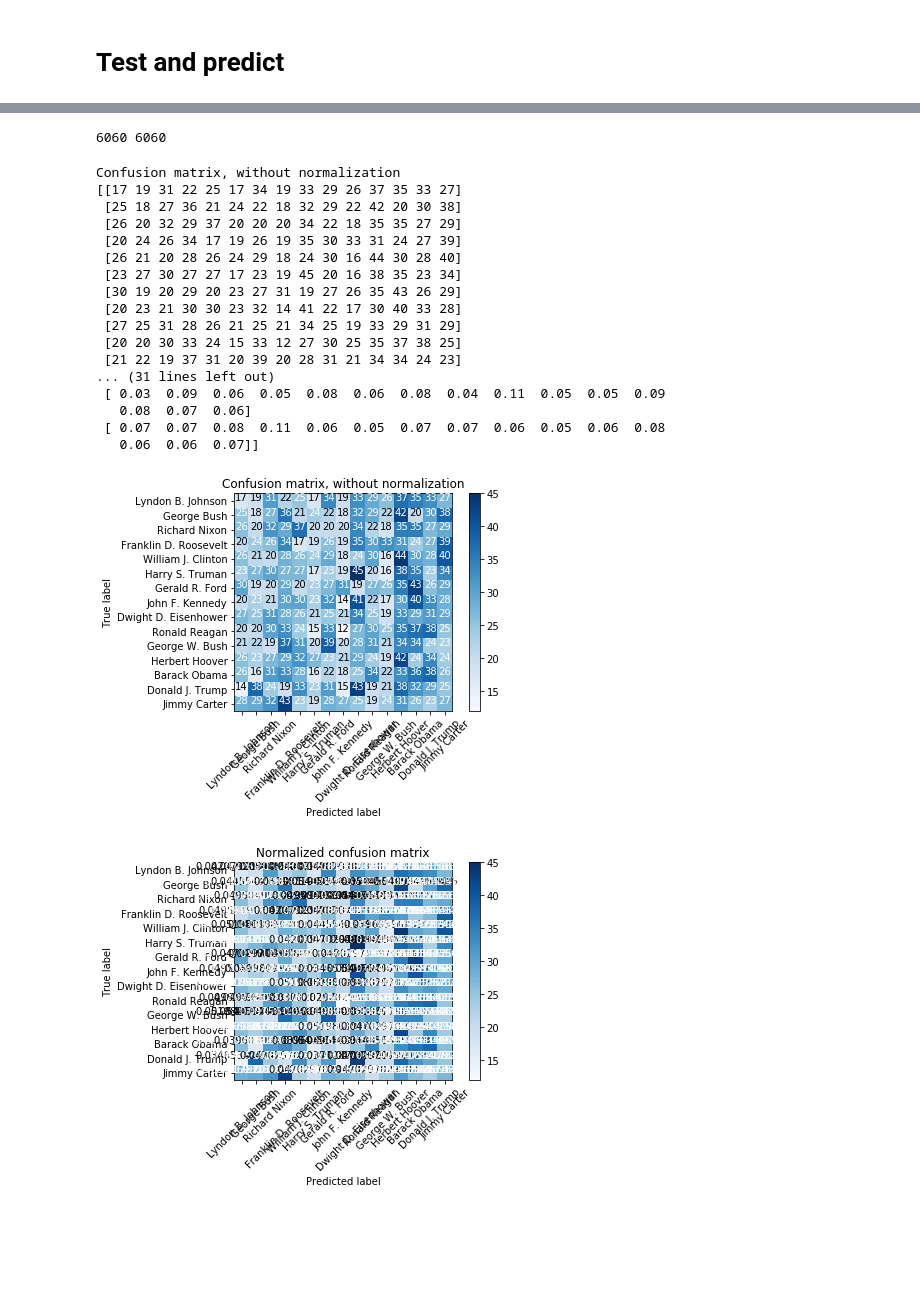
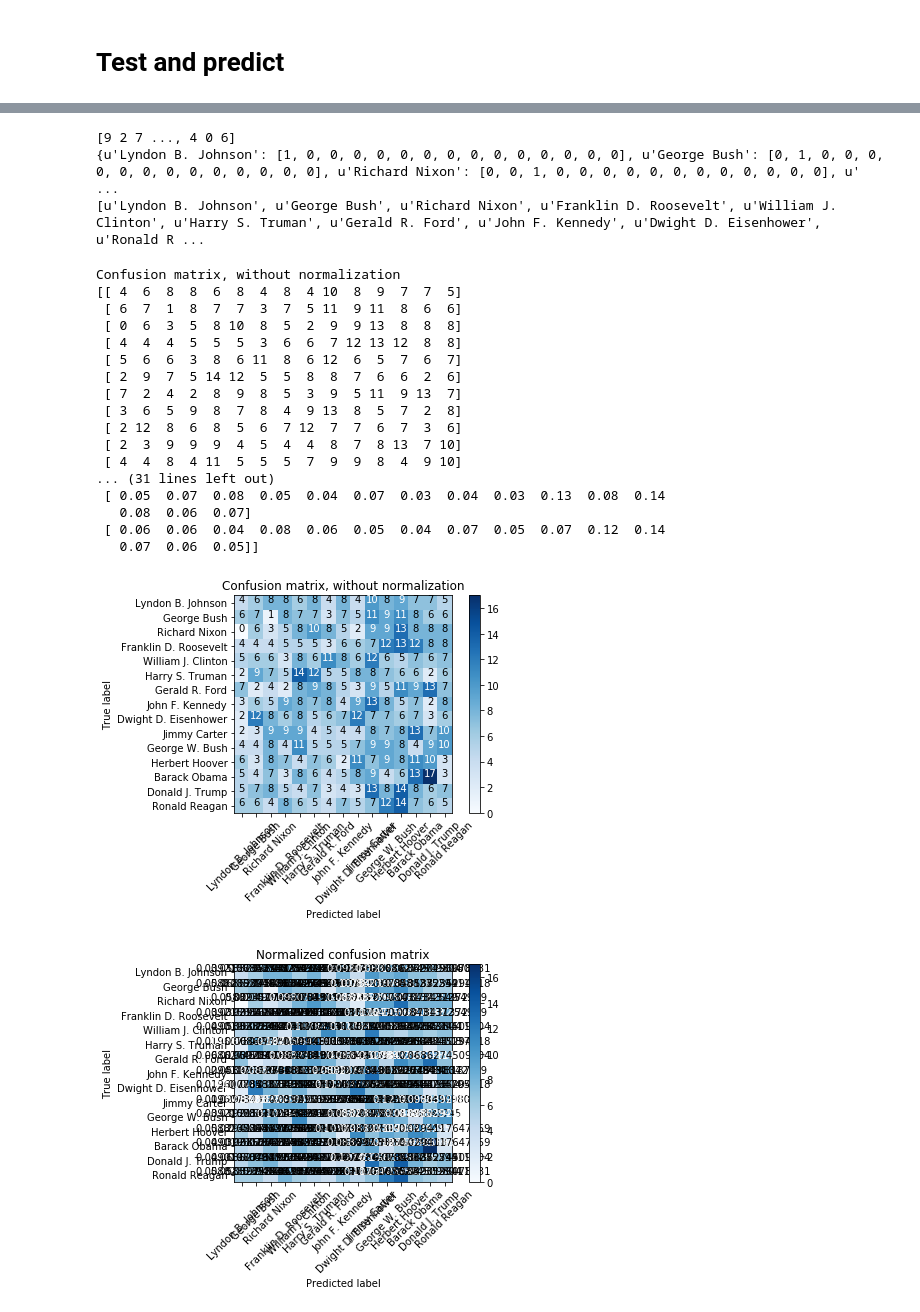
Before and after one commit to MIDSJoe2016/MIDS_266_project, a Jupyter notebook: code/baseline.ipynb, the cells around one changed output, grey strips where cells are left out. Cells and saved outputs as stored; diff of their text form; code cells hidden in the pictures; blank space fills up the shorter version.

Commit message:
Use correct list for presidents for confusion matrix

```diff
--- a/code/baseline.ipynb
+++ b/code/baseline.ipynb
@@ -39,8 +39,8 @@ This part of code will use num_of_words and the threshold of words to select fro
 
 The data will be converted into 2d matrix give a batch size, and then split into 80% for training and 20% for test
 # %%
-words_per_batch = 50
-num_of_words = 101000
+words_per_batch = 200
+num_of_words = 102000
 president_int, vocab_size, y_train, X_train, y_test, X_test = load_data.create_train_test_data(pres_dict, num_of_words, words_per_batch)
 
 # X_train.shape = (1407, 100): the number of original words were 140700. They were broken into batches of 100
@@ -110,5 +111,5 @@ print(model.summary())
 
 # Train
 print "Training..."
-model.fit(X_train, y_train, epochs=50, batch_size=words_per_batch)
+model.fit(X_train, y_train, epochs=50, batch_size=50)
 # %% [output]
@@ -183,46 +183,50 @@ import numpy as np
 from sklearn.metrics import confusion_matrix
 pred_y_collapsed = np.argmax(pred_y, axis=1)
 test_y_collapsed = np.argmax(y_test, axis=1)
-print len(pred_y), len(pred_y_collapsed)
+print pred_y_collapsed
 cnf_matrix = confusion_matrix(test_y_collapsed, pred_y_collapsed)
 
+print president_int, '\n', pres_dict.keys()
 #cnf_matrix = confusion_matrix(y_test, pred_y)
 # %% [output]
-6060 6060
+[9 2 7 ..., 4 0 6]
+{u'Lyndon B. Johnson': [1, 0, 0, 0, 0, 0, 0, 0, 0, 0, 0, 0, 0, 0, 0], u'George Bush': [0, 1, 0, 0, 0, 0, 0, 0, 0, 0, 0, 0, 0, 0, 0], u'Richard Nixon': [0, 0, 1, 0, 0, 0, 0, 0, 0, 0, 0, 0, 0, 0, 0], u' ...
+[u'Lyndon B. Johnson', u'George Bush', u'Richard Nixon', u'Franklin D. Roosevelt', u'William J. Clinton', u'Harry S. Truman', u'Gerald R. Ford', u'John F. Kennedy', u'Dwight D. Eisenhower', u'Ronald R ...
 # %%
 import matplotlib.pyplot as plt
 %matplotlib inline
 
 np.set_printoptions(precision=2)
 
+
 # Plot non-normalized confusion matrix
 plt.figure()
-load_data.plot_confusion_matrix(cnf_matrix, classes=pres_dict.keys(),
+load_data.plot_confusion_matrix(cnf_matrix, classes=president_int.keys(),
                       title='Confusion matrix, without normalization')
 
 # Plot normalized confusion matrix
 plt.figure()
-load_data.plot_confusion_matrix(cnf_matrix, classes=pres_dict.keys(), normalize=True,
+load_data.plot_confusion_matrix(cnf_matrix, classes=president_int.keys(), normalize=True,
                       title='Normalized confusion matrix')
 
 plt.show()
 # %% [output]
 Confusion matrix, without normalization
-[[17 19 31 22 25 17 34 19 33 29 26 37 35 33 27]
- [25 18 27 36 21 24 22 18 32 29 22 42 20 30 38]
- [26 20 32 29 37 20 20 20 34 22 18 35 35 27 29]
- [20 24 26 34 17 19 26 19 35 30 33 31 24 27 39]
- [26 21 20 28 26 24 29 18 24 30 16 44 30 28 40]
- [23 27 30 27 27 17 23 19 45 20 16 38 35 23 34]
- [30 19 20 29 20 23 27 31 19 27 26 35 43 26 29]
- [20 23 21 30 30 23 32 14 41 22 17 30 40 33 28]
- [27 25 31 28 26 21 25 21 34 25 19 33 29 31 29]
- [20 20 30 33 24 15 33 12 27 30 25 35 37 38 25]
- [21 22 19 37 31 20 39 20 28 31 21 34 34 24 23]
+[[ 4  6  8  8  6  8  4  8  4 10  8  9  7  7  5]
+ [ 6  7  1  8  7  7  3  7  5 11  9 11  8  6  6]
+ [ 0  6  3  5  8 10  8  5  2  9  9 13  8  8  8]
+ [ 4  4  4  5  5  5  3  6  6  7 12 13 12  8  8]
+ [ 5  6  6  3  8  6 11  8  6 12  6  5  7  6  7]
+ [ 2  9  7  5 14 12  5  5  8  8  7  6  6  2  6]
+ [ 7  2  4  2  8  9  8  5  3  9  5 11  9 13  7]
+ [ 3  6  5  9  8  7  8  4  9 13  8  5  7  2  8]
+ [ 2 12  8  6  8  5  6  7 12  7  7  6  7  3  6]
+ [ 2  3  9  9  9  4  5  4  4  8  7  8 13  7 10]
+ [ 4  4  8  4 11  5  5  5  7  9  9  8  4  9 10]
 ... (31 lines left out)
- [ 0.03  0.09  0.06  0.05  0.08  0.06  0.08  0.04  0.11  0.05  0.05  0.09
-   0.08  0.07  0.06]
- [ 0.07  0.07  0.08  0.11  0.06  0.05  0.07  0.07  0.06  0.05  0.06  0.08
-   0.06  0.06  0.07]]
+ [ 0.05  0.07  0.08  0.05  0.04  0.07  0.03  0.04  0.03  0.13  0.08  0.14
+   0.08  0.06  0.07]
+ [ 0.06  0.06  0.04  0.08  0.06  0.05  0.04  0.07  0.05  0.07  0.12  0.14
+   0.07  0.06  0.05]]
-[figure, old version]
+[figure, new version]
-[figure, old version]
+[figure, new version]
```
Also changed, not shown: parts of 4 cells of this notebook.
